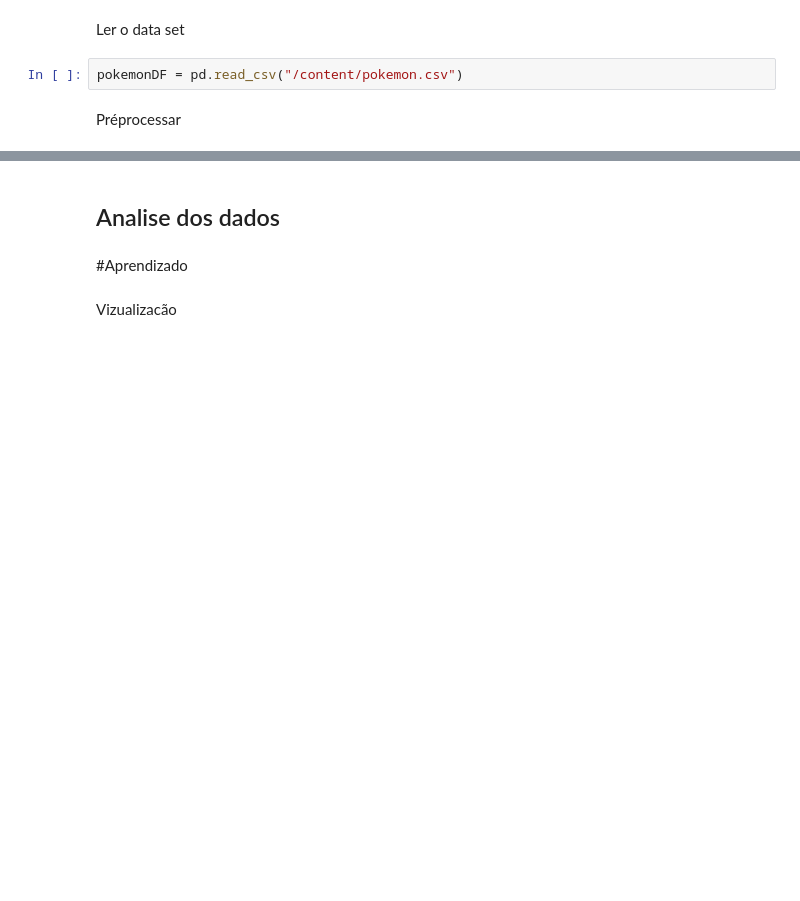
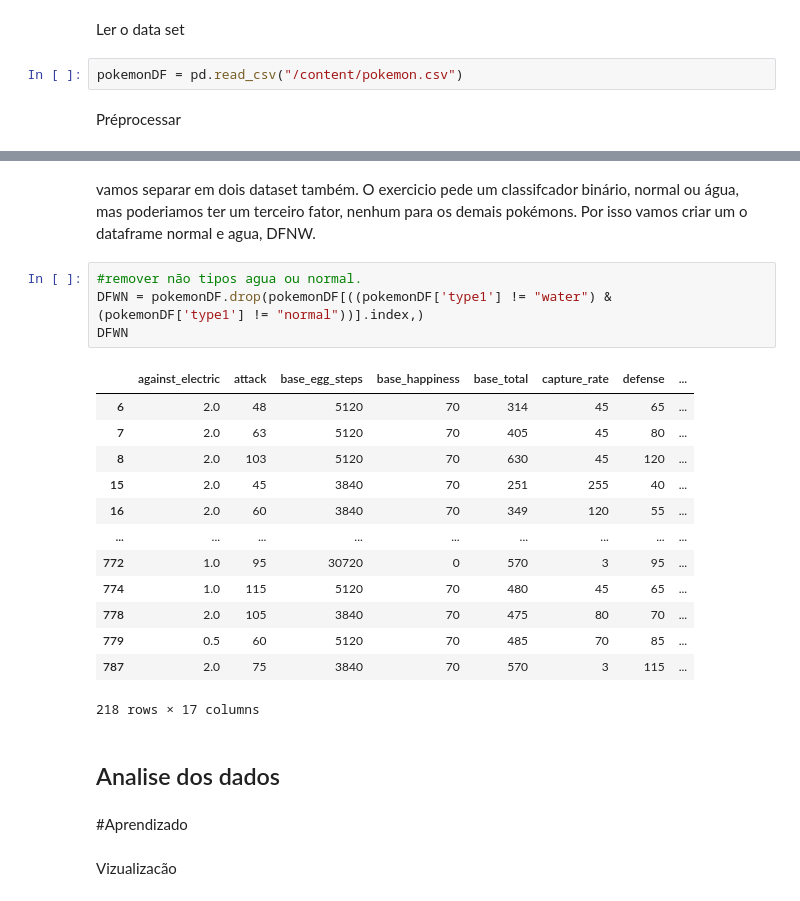
Before and after one commit to JoaoVitorSantiagoNogueira/ML2023, a Jupyter notebook: PokemonClassifier.ipynb, the cells around one changed output, grey strips where cells are left out. Saved outputs shown, nothing was run; the diff lists cells and outputs as text; blank space fills up the shorter version.

```diff
--- a/PokemonClassifier.ipynb
+++ b/PokemonClassifier.ipynb
@@ -47,3 +60,23 @@ A
+# %% [markdown]
+vamos separar em dois dataset também. O exercicio pede um classifcador binário, normal ou água, mas poderiamos ter um terceiro fator, nenhum para os demais pokémons. Por isso vamos criar um o dataframe normal e agua, DFNW.
+# %%
+#remover não tipos agua ou normal.
+DFWN = pokemonDF.drop(pokemonDF[((pokemonDF['type1'] != "water") & (pokemonDF['type1'] != "normal"))].index,)
+DFWN
+# %% [output]
+|  | against_electric | attack | base_egg_steps | base_happiness | base_total | capture_rate | defense | ... |
+| 6 | 2.0 | 48 | 5120 | 70 | 314 | 45 | 65 | ... |
+| 7 | 2.0 | 63 | 5120 | 70 | 405 | 45 | 80 | ... |
+| 8 | 2.0 | 103 | 5120 | 70 | 630 | 45 | 120 | ... |
+| 15 | 2.0 | 45 | 3840 | 70 | 251 | 255 | 40 | ... |
+| 16 | 2.0 | 60 | 3840 | 70 | 349 | 120 | 55 | ... |
+| ... | ... | ... | ... | ... | ... | ... | ... | ... |
+| 772 | 1.0 | 95 | 30720 | 0 | 570 | 3 | 95 | ... |
+| 774 | 1.0 | 115 | 5120 | 70 | 480 | 45 | 65 | ... |
+| 778 | 2.0 | 105 | 3840 | 70 | 475 | 80 | 70 | ... |
+| 779 | 0.5 | 60 | 5120 | 70 | 485 | 70 | 85 | ... |
+| 787 | 2.0 | 75 | 3840 | 70 | 570 | 3 | 115 | ... |
+218 rows × 17 columns
 # %% [markdown]
 ## Analise dos dados
 # %% [markdown]
```
Also changed, not shown: parts of 9 cells of this notebook.
